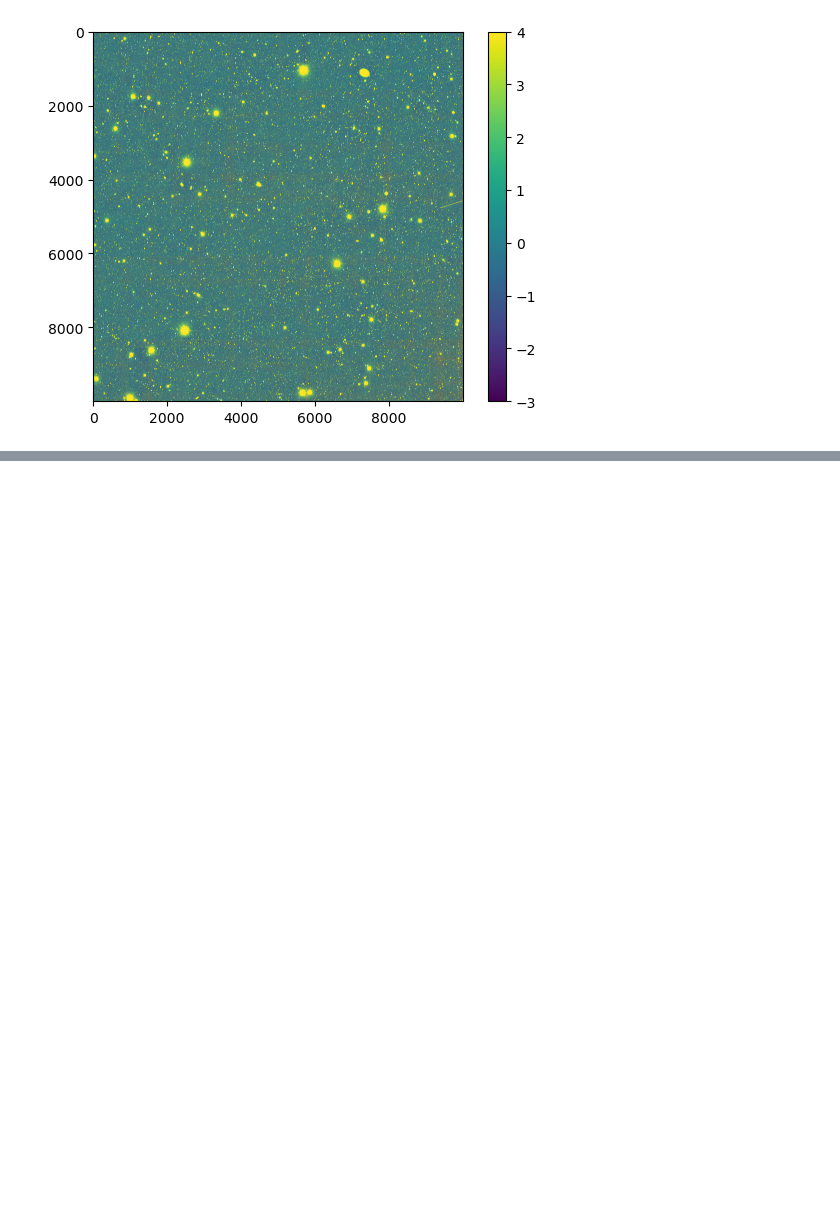
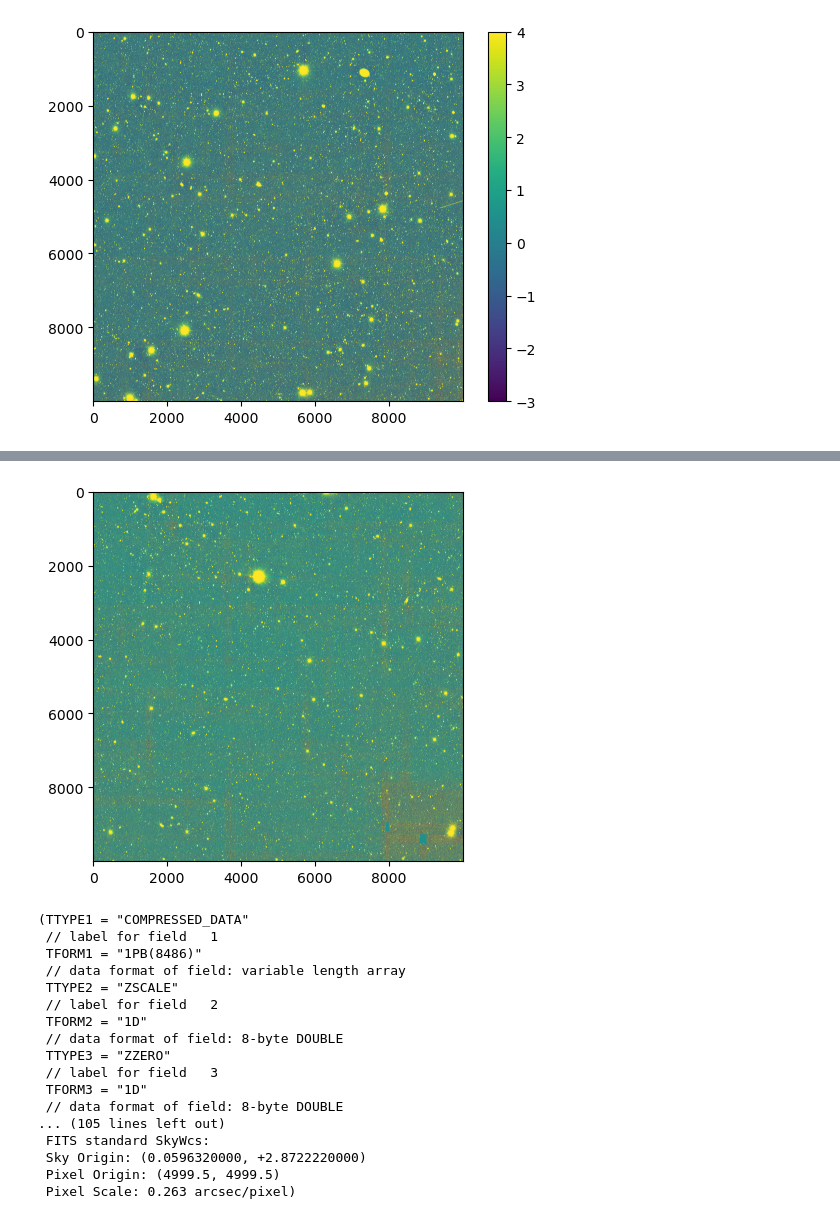
Before and after one commit to seanmacb/Butler-imports, a Jupyter notebook: des_dr2_import/makeButlerIngestFile.ipynb, the cells around one changed output, grey strips where cells are left out. Saved outputs shown, nothing was run; the diff lists cells and outputs as text; code cells hidden in the pictures; blank space fills up the shorter version.

```diff
--- a/des_dr2_import/makeButlerIngestFile.ipynb
+++ b/des_dr2_import/makeButlerIngestFile.ipynb
@@ -241,0 +261,8 @@ plt.show()
+# %%
+path2 = "DES0000+0252_r4907p01_g.fits.fz"
+exp2 = afwImage.ExposureF
+w2 = exp2.readFits(path2)
+plt.imshow(w2.image.array,vmin=-5,vmax=5)
+plt.show()
+w2.getMetadata(),w2.wcs
+# %% [output]
@@ -241,0 +270,18 @@ plt.show()
+[figure, added]
+(TTYPE1 = "COMPRESSED_DATA"
+ // label for field   1
+ TFORM1 = "1PB(8486)"
+ // data format of field: variable length array
+ TTYPE2 = "ZSCALE"
+ // label for field   2
+ TFORM2 = "1D"
+ // data format of field: 8-byte DOUBLE
+ TTYPE3 = "ZZERO"
+ // label for field   3
+ TFORM3 = "1D"
+ // data format of field: 8-byte DOUBLE
+... (105 lines left out)
+ FITS standard SkyWcs:
+ Sky Origin: (0.0596320000, +2.8722220000)
+ Pixel Origin: (4999.5, 4999.5)
+ Pixel Scale: 0.263 arcsec/pixel)
```
Also changed, not shown: parts of 10 cells of this notebook, 13 other files.
